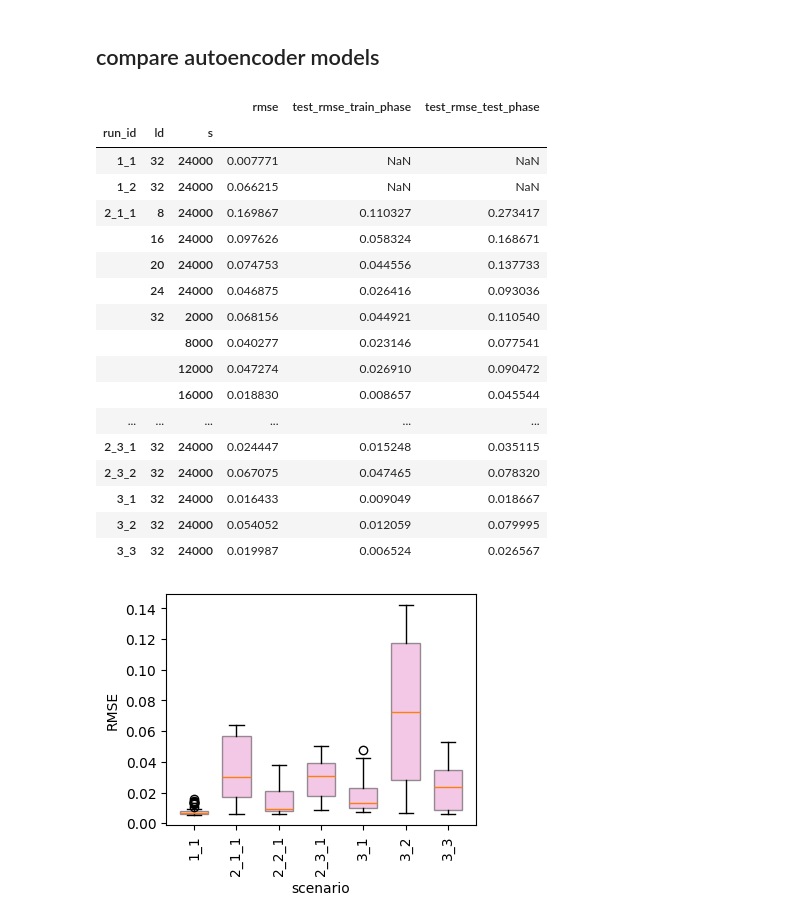
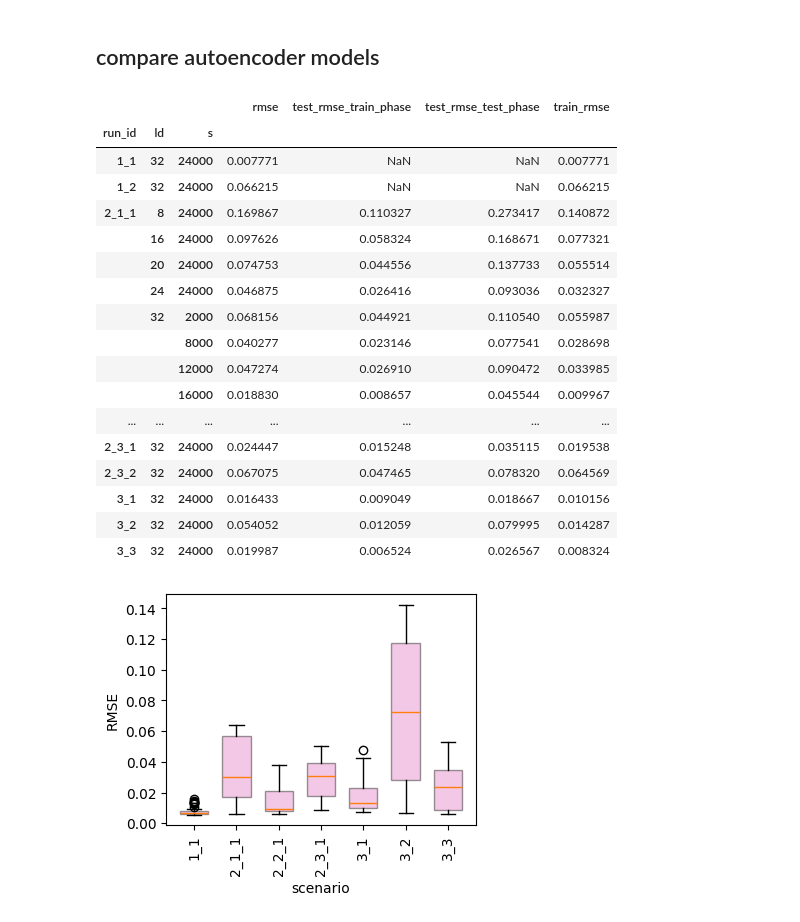
Before and after one commit to DanielSpringer/PhysML, a Jupyter notebook: notebooks/vertex/plot_results.ipynb, the cells around one changed output. Drawn from its saved outputs; the diff is of its cells as text; code cells hidden in the pictures.

```diff
--- a/notebooks/vertex/plot_results.ipynb
+++ b/notebooks/vertex/plot_results.ipynb
@@ -106,31 +106,33 @@ np.float64(0.8568989038467407)
 # %%
 rmse_summary = rmse_df.drop(columns=['tp', 'train_data', 'contrastive', 'train_phase']).groupby(['run_id', 'ld', 's']).mean()
 rmse_summary['test_rmse_train_phase'] = (rmse_df[~rmse_df['train_data'] & rmse_df['train_phase']]
                                             .drop(columns=['tp', 'train_data', 'contrastive', 'train_phase'])
                                             .groupby(['run_id', 'ld', 's']).mean())
 rmse_summary['test_rmse_test_phase'] = (rmse_df[~rmse_df['train_data'] & ~rmse_df['train_phase']]
                                             .drop(columns=['tp', 'train_data', 'contrastive', 'train_phase'])
                                             .groupby(['run_id', 'ld', 's']).mean())
+rmse_summary['train_rmse'] = (rmse_df[rmse_df['train_data']].drop(columns=['tp', 'train_data', 'contrastive', 'train_phase'])
+                                                            .groupby(['run_id', 'ld', 's']).mean())
 rmse_summary
 # %% [output]
-|  |  |  | rmse | test_rmse_train_phase | test_rmse_test_phase |
-| run_id | ld | s |  |  |  |
-| 1_1 | 32 | 24000 | 0.007771 | NaN | NaN |
-| 1_2 | 32 | 24000 | 0.066215 | NaN | NaN |
-| 2_1_1 | 8 | 24000 | 0.169867 | 0.110327 | 0.273417 |
-|  | 16 | 24000 | 0.097626 | 0.058324 | 0.168671 |
-|  | 20 | 24000 | 0.074753 | 0.044556 | 0.137733 |
-|  | 24 | 24000 | 0.046875 | 0.026416 | 0.093036 |
-|  | 32 | 2000 | 0.068156 | 0.044921 | 0.110540 |
-|  |  | 8000 | 0.040277 | 0.023146 | 0.077541 |
-|  |  | 12000 | 0.047274 | 0.026910 | 0.090472 |
-|  |  | 16000 | 0.018830 | 0.008657 | 0.045544 |
-| ... | ... | ... | ... | ... | ... |
-| 2_3_1 | 32 | 24000 | 0.024447 | 0.015248 | 0.035115 |
-| 2_3_2 | 32 | 24000 | 0.067075 | 0.047465 | 0.078320 |
-| 3_1 | 32 | 24000 | 0.016433 | 0.009049 | 0.018667 |
-| 3_2 | 32 | 24000 | 0.054052 | 0.012059 | 0.079995 |
-| 3_3 | 32 | 24000 | 0.019987 | 0.006524 | 0.026567 |
+|  |  |  | rmse | test_rmse_train_phase | test_rmse_test_phase | train_rmse |
+| run_id | ld | s |  |  |  |  |
+| 1_1 | 32 | 24000 | 0.007771 | NaN | NaN | 0.007771 |
+| 1_2 | 32 | 24000 | 0.066215 | NaN | NaN | 0.066215 |
+| 2_1_1 | 8 | 24000 | 0.169867 | 0.110327 | 0.273417 | 0.140872 |
+|  | 16 | 24000 | 0.097626 | 0.058324 | 0.168671 | 0.077321 |
+|  | 20 | 24000 | 0.074753 | 0.044556 | 0.137733 | 0.055514 |
+|  | 24 | 24000 | 0.046875 | 0.026416 | 0.093036 | 0.032327 |
+|  | 32 | 2000 | 0.068156 | 0.044921 | 0.110540 | 0.055987 |
+|  |  | 8000 | 0.040277 | 0.023146 | 0.077541 | 0.028698 |
+|  |  | 12000 | 0.047274 | 0.026910 | 0.090472 | 0.033985 |
+|  |  | 16000 | 0.018830 | 0.008657 | 0.045544 | 0.009967 |
+| ... | ... | ... | ... | ... | ... | ... |
+| 2_3_1 | 32 | 24000 | 0.024447 | 0.015248 | 0.035115 | 0.019538 |
+| 2_3_2 | 32 | 24000 | 0.067075 | 0.047465 | 0.078320 | 0.064569 |
+| 3_1 | 32 | 24000 | 0.016433 | 0.009049 | 0.018667 | 0.010156 |
+| 3_2 | 32 | 24000 | 0.054052 | 0.012059 | 0.079995 | 0.014287 |
+| 3_3 | 32 | 24000 | 0.019987 | 0.006524 | 0.026567 | 0.008324 |
 # %%
 verteval.plot_rmse_boxplots(rmse_df, figsize=(4, 3), train_data=False)
 # %% [output]
```
Also changed, not shown: parts of 1 cell of this notebook.
